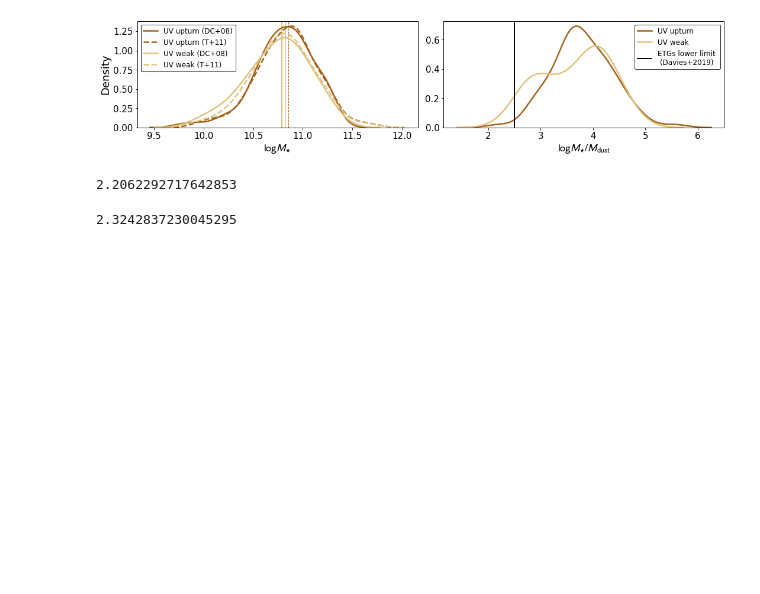
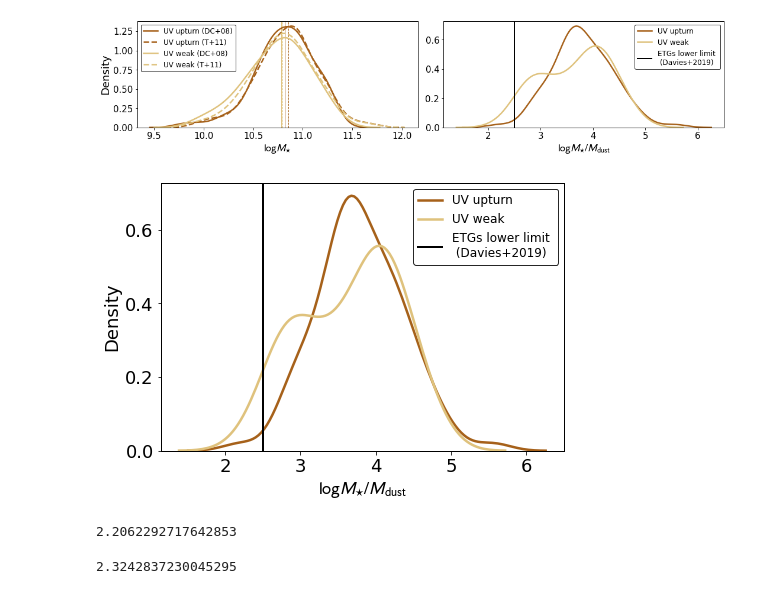
Before and after one commit to mdastro/UVupturn-RSGs, a Jupyter notebook: UV_PSM/PSM_StellarPopsAnalysis_MagPhys.ipynb, the cells around one changed output. Drawn from its saved outputs; the diff is of its cells as text; code cells hidden in the pictures; blank space fills up the shorter version.

```diff
--- a/UV_PSM/PSM_StellarPopsAnalysis_MagPhys.ipynb
+++ b/UV_PSM/PSM_StellarPopsAnalysis_MagPhys.ipynb
@@ -667,6 +668,22 @@ plt.savefig(os.path.join(psm_path, 'dust_masses_psmed.pdf'))
 plt.show()
 # %% [output]
 [figure]
+# %%
+plt.rcParams.update(plotpars)
+
+sns.kdeplot(uv_upturn['log_mdust/mstar'], label='UV upturn', color=uv_pal[1], lw=2.5, alpha=1.)
+sns.kdeplot(uv_weak['log_mdust/mstar'], label='UV weak', color=uv_pal[0], lw=2.5, alpha=1.)
+plt.axvline(x=2.5, color='black', lw=2., label='ETGs lower limit \n (Davies+2019)', alpha=1.)
+plt.ylabel(r"Density")
+plt.xlabel(r"$\log M_{\star}/M_{\rm{dust}}$")
+plt.legend(loc='upper right')
+
+plt.tight_layout()
+plt.savefig(os.path.join(psm_path, 'dust_psmed.png'))
+plt.savefig(os.path.join(psm_path, 'dust_psmed.pdf'))
+plt.show()
+# %% [output]
+[figure, added]
 # %%
 for i in range(uv_upturn['log_mdust/mstar'].values.size):
     if uv_upturn['log_mdust/mstar'].iloc[i]<=2.5:
```
Also changed, not shown: parts of 4 cells of this notebook.
